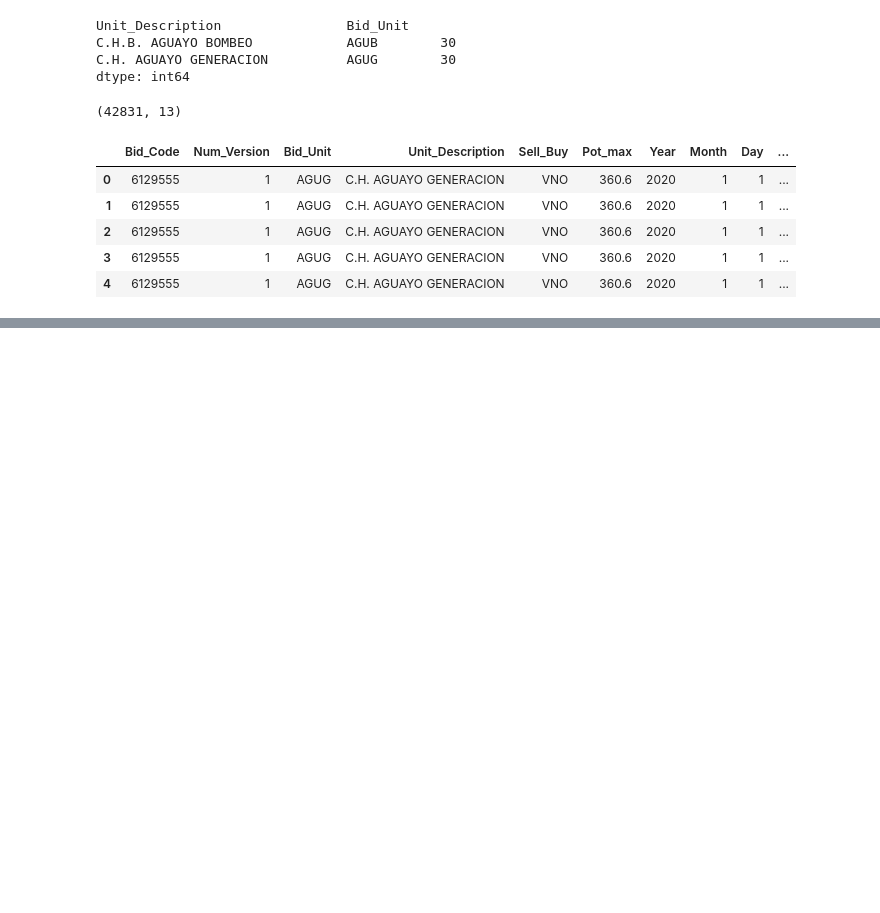
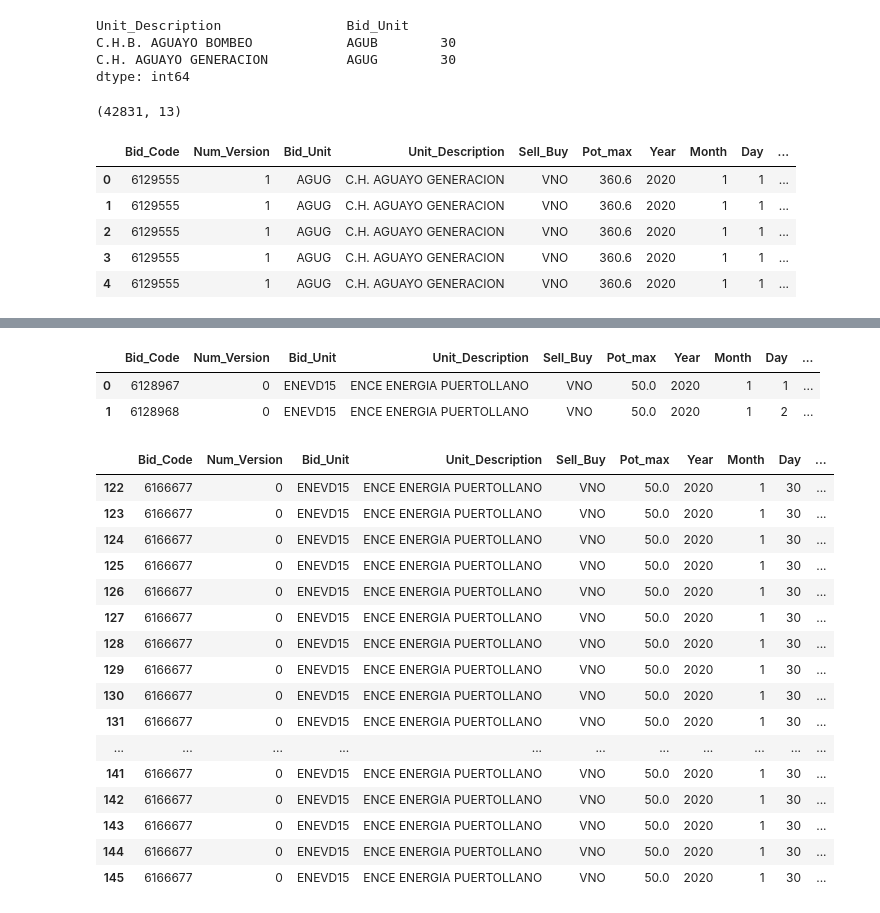
Before and after one commit to luisdelpozo/TFM, a Jupyter notebook: TFM_df_sel_unit_v0.ipynb, the cells around one changed output, grey strips where cells are left out. Drawn from its saved outputs; the diff is of its cells as text; code cells hidden in the pictures; blank space fills up the shorter version.

Commit message:
More units

```diff
--- a/TFM_df_sel_unit_v0.ipynb
+++ b/TFM_df_sel_unit_v0.ipynb
@@ -531,3 +554,6 @@ df_MULA.describe()
 | 50% | 6.317803e+06 | 0.000000 | 4.937000e+02 | 2020.000000 | 6.000000 | 16.000000 | 14.000000 | 1.0 | 0.000000 | 161.800000 |
 | 75% | 6.427317e+06 | 0.000000 | 4.937000e+02 | 2020.000000 | 9.000000 | 23.000000 | 17.000000 | 1.0 | 0.000000 | 291.100000 |
 | max | 6.557186e+06 | 2.000000 | 4.937000e+02 | 2020.000000 | 12.000000 | 31.000000 | 24.000000 | 1.0 | 180.000000 | 402.000000 |
+# %%
+#BIOMASS
+df_ENCEPU1 = df_sel_unit('ENEVD15')
@@ -533,0 +574,28 @@ df_MULA.describe()
+# %%
+df_ENCEPU1[df_ENCEPU1['Price']==df_ENCEPU1['Price'].max()]
+# %% [output]
+|  | Bid_Code | Num_Version | Bid_Unit | Unit_Description | Sell_Buy | Pot_max | Year | Month | Day | ... |
+| 0 | 6128967 | 0 | ENEVD15 | ENCE ENERGIA PUERTOLLANO | VNO | 50.0 | 2020 | 1 | 1 | ... |
+| 1 | 6128968 | 0 | ENEVD15 | ENCE ENERGIA PUERTOLLANO | VNO | 50.0 | 2020 | 1 | 2 | ... |
+# %%
+df_ENCEPU1[(df_ENCEPU1['Year']==2020)&
+           (df_ENCEPU1['Month']==1)&
+           (df_ENCEPU1['Day']==30)]
+# %% [output]
+|  | Bid_Code | Num_Version | Bid_Unit | Unit_Description | Sell_Buy | Pot_max | Year | Month | Day | ... |
+| 122 | 6166677 | 0 | ENEVD15 | ENCE ENERGIA PUERTOLLANO | VNO | 50.0 | 2020 | 1 | 30 | ... |
+| 123 | 6166677 | 0 | ENEVD15 | ENCE ENERGIA PUERTOLLANO | VNO | 50.0 | 2020 | 1 | 30 | ... |
+| 124 | 6166677 | 0 | ENEVD15 | ENCE ENERGIA PUERTOLLANO | VNO | 50.0 | 2020 | 1 | 30 | ... |
+| 125 | 6166677 | 0 | ENEVD15 | ENCE ENERGIA PUERTOLLANO | VNO | 50.0 | 2020 | 1 | 30 | ... |
+| 126 | 6166677 | 0 | ENEVD15 | ENCE ENERGIA PUERTOLLANO | VNO | 50.0 | 2020 | 1 | 30 | ... |
+| 127 | 6166677 | 0 | ENEVD15 | ENCE ENERGIA PUERTOLLANO | VNO | 50.0 | 2020 | 1 | 30 | ... |
+| 128 | 6166677 | 0 | ENEVD15 | ENCE ENERGIA PUERTOLLANO | VNO | 50.0 | 2020 | 1 | 30 | ... |
+| 129 | 6166677 | 0 | ENEVD15 | ENCE ENERGIA PUERTOLLANO | VNO | 50.0 | 2020 | 1 | 30 | ... |
+| 130 | 6166677 | 0 | ENEVD15 | ENCE ENERGIA PUERTOLLANO | VNO | 50.0 | 2020 | 1 | 30 | ... |
+| 131 | 6166677 | 0 | ENEVD15 | ENCE ENERGIA PUERTOLLANO | VNO | 50.0 | 2020 | 1 | 30 | ... |
+| ... | ... | ... | ... | ... | ... | ... | ... | ... | ... | ... |
+| 141 | 6166677 | 0 | ENEVD15 | ENCE ENERGIA PUERTOLLANO | VNO | 50.0 | 2020 | 1 | 30 | ... |
+| 142 | 6166677 | 0 | ENEVD15 | ENCE ENERGIA PUERTOLLANO | VNO | 50.0 | 2020 | 1 | 30 | ... |
+| 143 | 6166677 | 0 | ENEVD15 | ENCE ENERGIA PUERTOLLANO | VNO | 50.0 | 2020 | 1 | 30 | ... |
+| 144 | 6166677 | 0 | ENEVD15 | ENCE ENERGIA PUERTOLLANO | VNO | 50.0 | 2020 | 1 | 30 | ... |
+| 145 | 6166677 | 0 | ENEVD15 | ENCE ENERGIA PUERTOLLANO | VNO | 50.0 | 2020 | 1 | 30 | ... |
```
Also changed, not shown: parts of 26 cells of this notebook.
